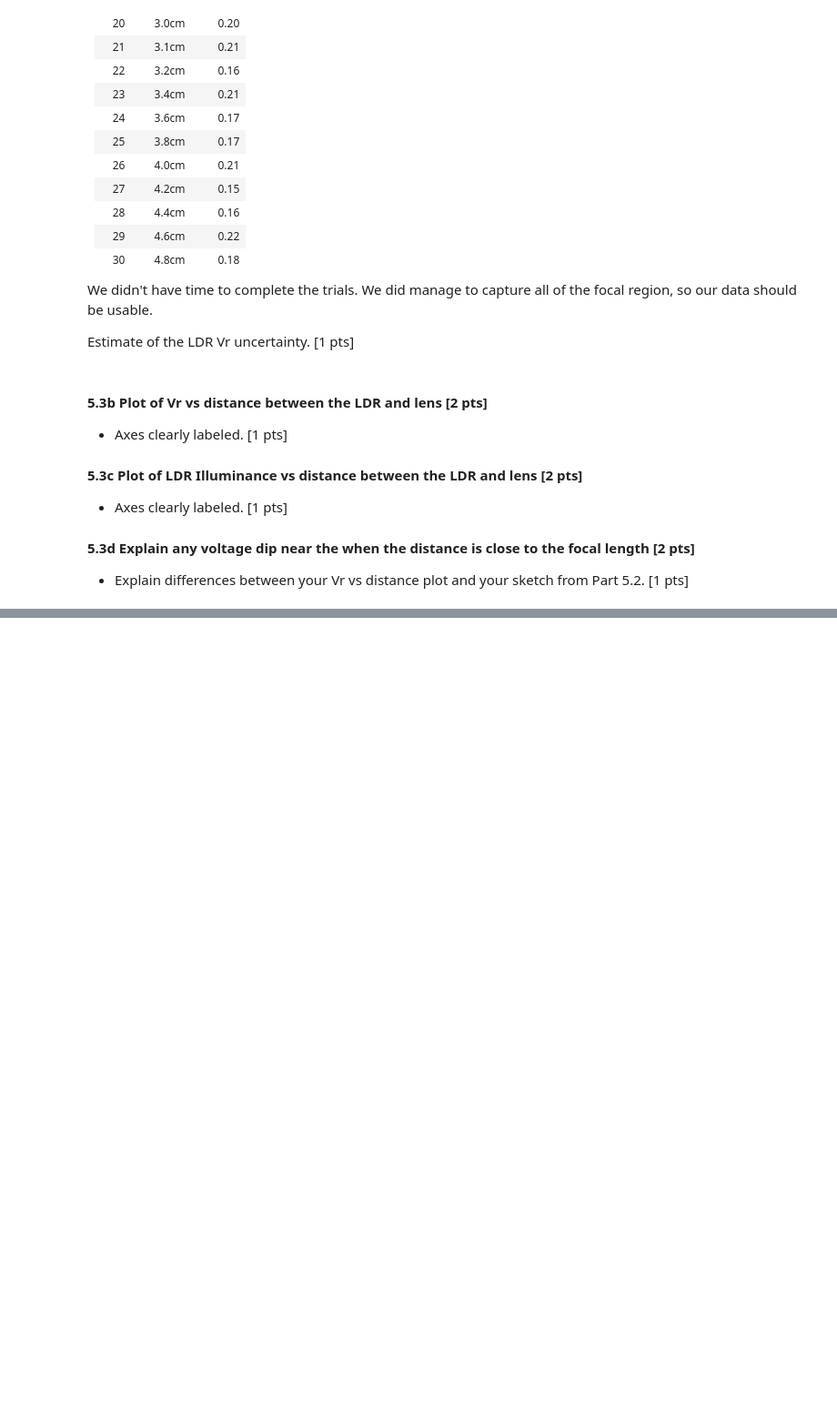
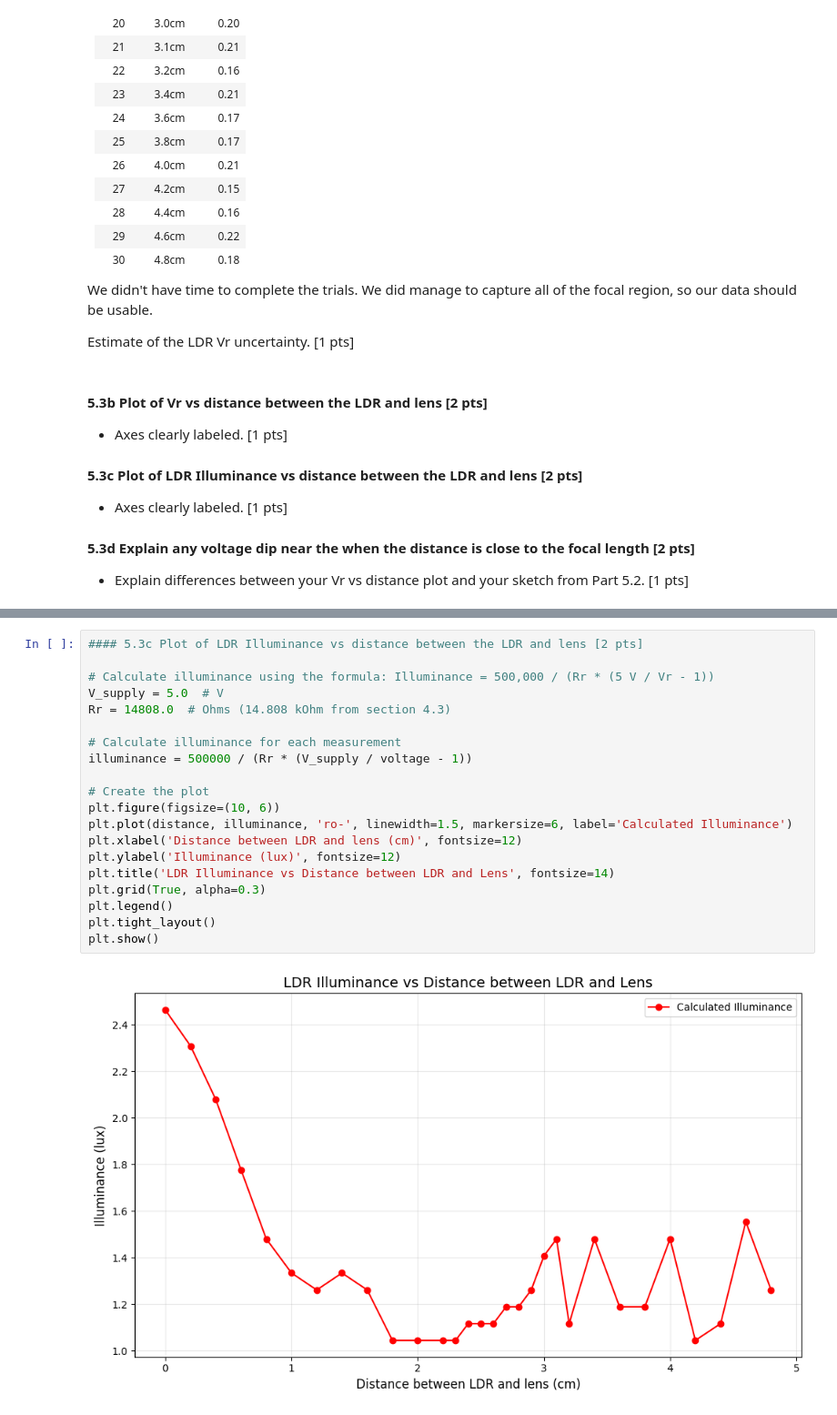
Before and after one commit to alex06-15/phys_250, a Jupyter notebook: Fri4-Electronics W2.ipynb, the cells around one changed output, grey strips where cells are left out. Shown at 91% size. Cells and saved outputs as stored; diff of their text form; blank space fills up the shorter version.

```diff
--- a/Fri4-Electronics W2.ipynb
+++ b/Fri4-Electronics W2.ipynb
@@ -228,0 +251,22 @@ Estimate of the LDR Vr uncertainty. [1 pts]
+# %%
+#### 5.3c Plot of LDR Illuminance vs distance between the LDR and lens [2 pts]
+
+# Calculate illuminance using the formula: Illuminance = 500,000 / (Rr * (5 V / Vr - 1))
+V_supply = 5.0  # V
+Rr = 14808.0  # Ohms (14.808 kOhm from section 4.3)
+
+# Calculate illuminance for each measurement
+illuminance = 500000 / (Rr * (V_supply / voltage - 1))
+
+# Create the plot
+plt.figure(figsize=(10, 6))
+plt.plot(distance, illuminance, 'ro-', linewidth=1.5, markersize=6, label='Calculated Illuminance')
+plt.xlabel('Distance between LDR and lens (cm)', fontsize=12)
+plt.ylabel('Illuminance (lux)', fontsize=12)
+plt.title('LDR Illuminance vs Distance between LDR and Lens', fontsize=14)
+plt.grid(True, alpha=0.3)
+plt.legend()
+plt.tight_layout()
+plt.show()
+# %% [output]
+[figure, added]
```
Also changed, not shown: parts of 1 cell of this notebook.
